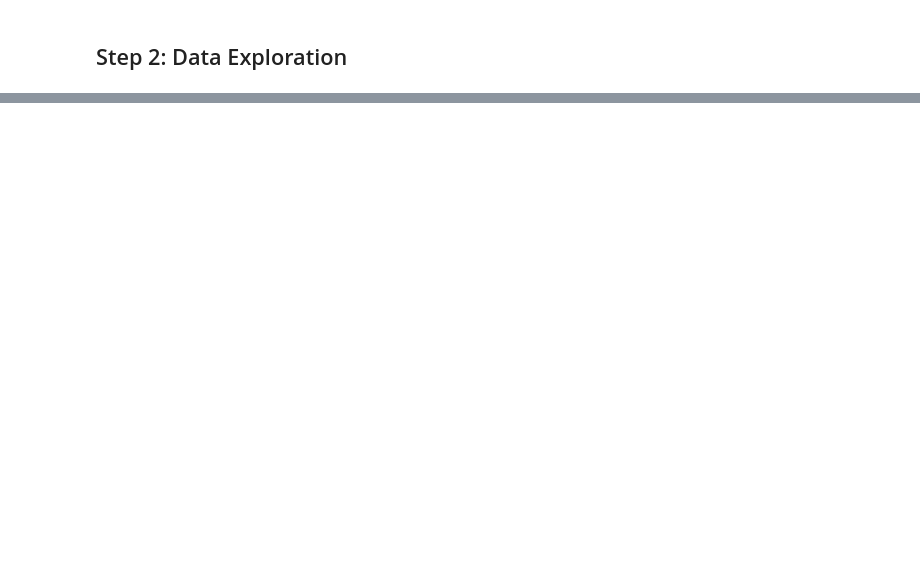
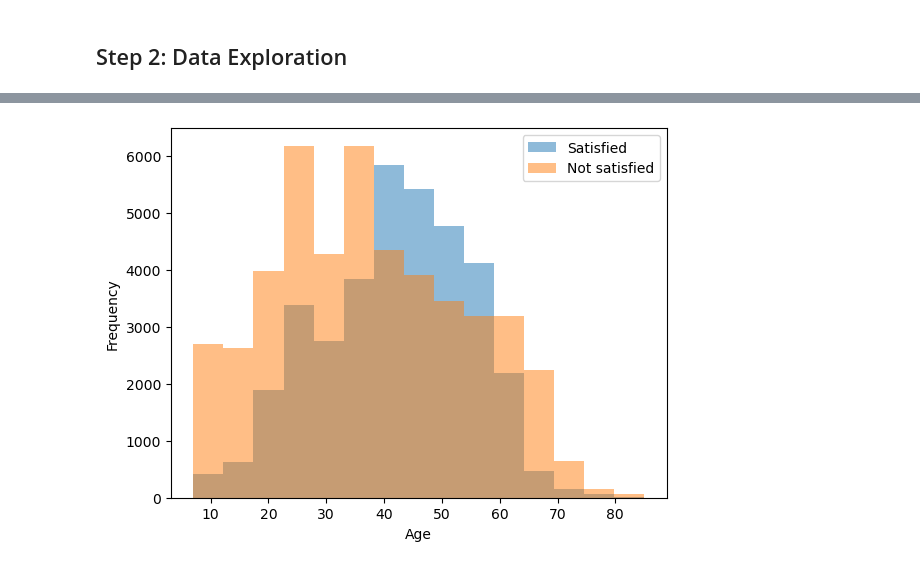
Before and after one commit to katezhang1234/Predict-Airline-Satisfaction, a Jupyter notebook: ML_airline_project.ipynb, the cells around one changed output, grey strips where cells are left out. Drawn from its saved outputs; the diff is of its cells as text; code cells hidden in the pictures; blank space fills up the shorter version.

```diff
--- a/ML_airline_project.ipynb
+++ b/ML_airline_project.ipynb
@@ -138,0 +301,12 @@ sns.boxplot(x="satisfaction_satisfied", y="Inflight entertainment", data=combine
+# %%
+age_good = combined_train_df[combined_train_df['satisfaction_satisfied'] == 1]['Age']
+age_bad = combined_train_df[combined_train_df['satisfaction_satisfied'] == 0]['Age']
+
+plt.hist(age_good, bins=15, alpha=0.5, label='Satisfied')
+plt.hist(age_bad, bins=15, alpha=0.5, label='Not satisfied')
+plt.legend(loc='upper right')
+plt.xlabel('Age')
+plt.ylabel('Frequency')
+plt.show()
+# %% [output]
+[figure, added]
```
Also changed, not shown: parts of 19 cells of this notebook.
